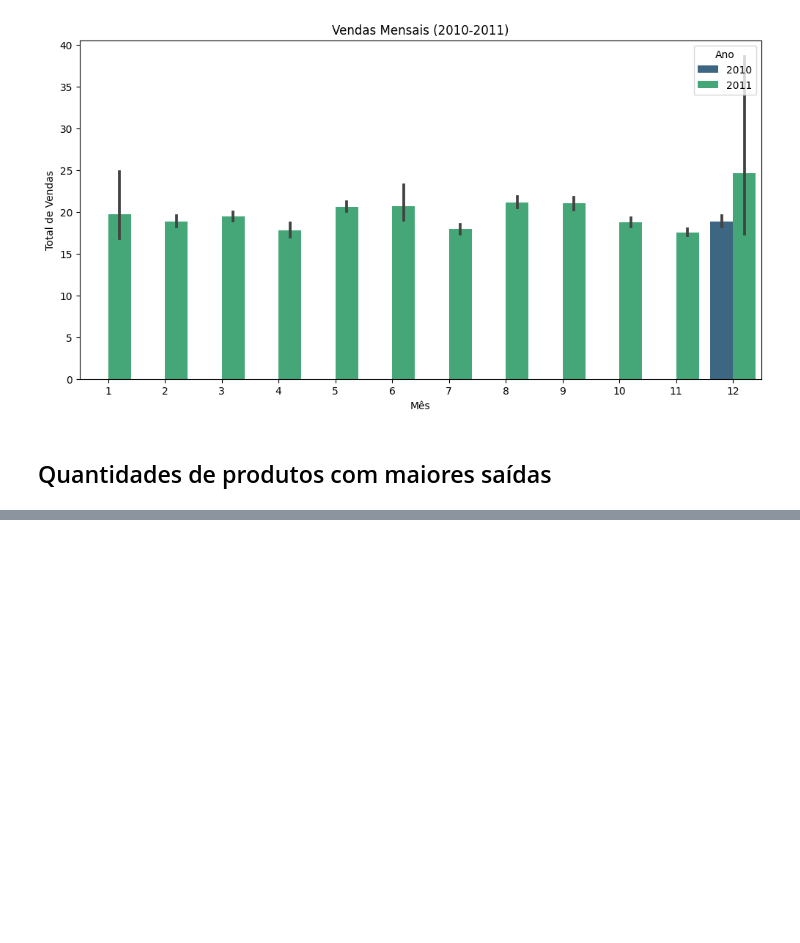
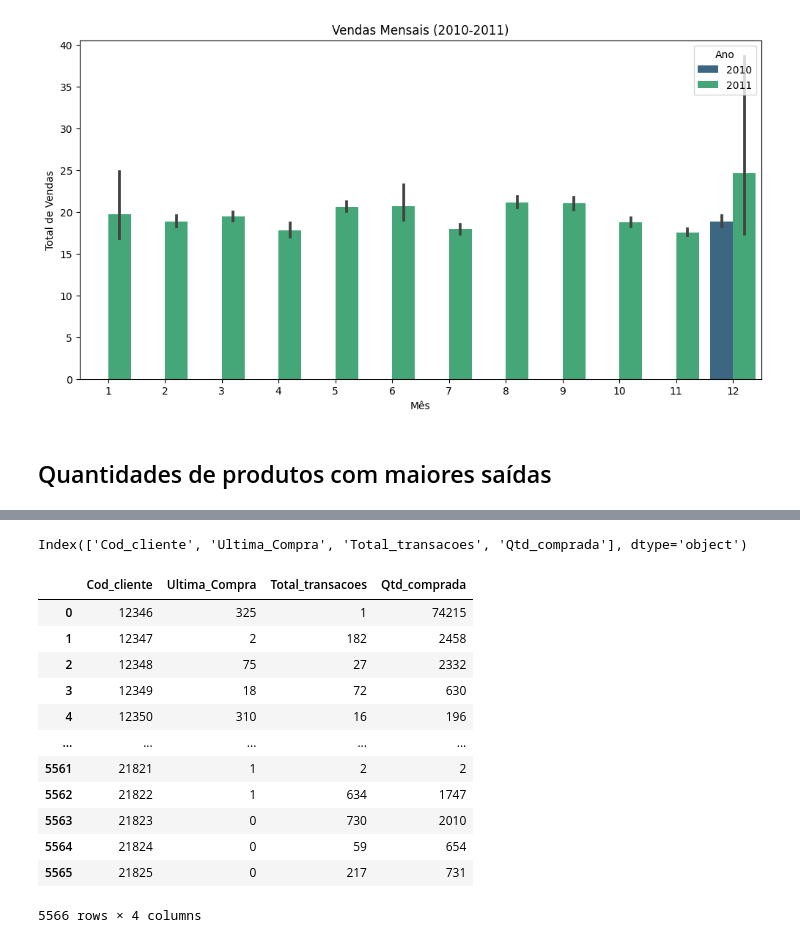
Before and after one commit to alyssonmontovanelli/segmentacao_Clientes_Ecomerce, a Jupyter notebook: EDA/02_EDA_Eng_Atributos_2.ipynb, the cells around one changed output, grey strips where cells are left out. Drawn from its saved outputs; the diff is of its cells as text; code cells hidden in the pictures; blank space fills up the shorter version.

```diff
--- a/EDA/02_EDA_Eng_Atributos_2.ipynb
+++ b/EDA/02_EDA_Eng_Atributos_2.ipynb
@@ -179,0 +166,17 @@ dados_clientes.head()
+# %%
+dados_clientes = dados.groupby('Cod_cliente')['Data_venda'].max().reset_index()
+
+# Data da última compra
+ultima_compra = dados['Data_venda'].max()
+
+# converte data para o tipo datetime
+dados_clientes['Data_venda'] = pd.to_datetime(dados_clientes['Data_venda'])
+ultima_compra = pd.to_datetime(ultima_compra)
+
+# Dias desde a ultima compra de cada cliente
+dados_clientes['Ultima_Compra'] = (ultima_compra - dados_clientes['Data_venda']).dt.days
+
+# remove a data do dataframe
+dados_clientes.drop(columns=['Data_venda'], inplace=True)
+
+dados_clientes.head()
@@ -179,0 +195,5 @@ dados_clientes.head()
+# %%
+# Total de transações por cliente
+
+total_transacoes = dados.groupby('Cod_cliente')['Cod_cliente'].count().reset_index(name='Total_transacoes')
+total_transacoes
@@ -179,0 +214,5 @@ dados_clientes.head()
+# %%
+# Quantidade de produtos comprados por cliente
+
+total_quantidade = dados.groupby('Cod_cliente')['Quantidade'].sum().reset_index(name = 'Qtd_comprada')
+total_quantidade
@@ -179,0 +233,5 @@ dados_clientes.head()
+# %%
+# Junção dos 2 DF's e merge com o DF principal
+dados_clientes = pd.merge(dados_clientes, total_transacoes, on='Cod_cliente')
+dados_clientes = pd.merge(dados_clientes, total_quantidade, on='Cod_cliente')
+dados_clientes.head()
@@ -179,0 +245,21 @@ dados_clientes.head()
+# %%
+# dados_clientes = dados_clientes.drop(columns=['Total_transacoes_x', 'Total_transacoes_y'])
+dados_clientes.columns
+# %% [output]
+Index(['Cod_cliente', 'Ultima_Compra', 'Total_transacoes', 'Qtd_comprada'], dtype='object')
+# %%
+dados_clientes
+# %% [output]
+|  | Cod_cliente | Ultima_Compra | Total_transacoes | Qtd_comprada |
+| 0 | 12346 | 325 | 1 | 74215 |
+| 1 | 12347 | 2 | 182 | 2458 |
+| 2 | 12348 | 75 | 27 | 2332 |
+| 3 | 12349 | 18 | 72 | 630 |
+| 4 | 12350 | 310 | 16 | 196 |
+| ... | ... | ... | ... | ... |
+| 5561 | 21821 | 1 | 2 | 2 |
+| 5562 | 21822 | 1 | 634 | 1747 |
+| 5563 | 21823 | 0 | 730 | 2010 |
+| 5564 | 21824 | 0 | 59 | 654 |
+| 5565 | 21825 | 0 | 217 | 731 |
+5566 rows × 4 columns
```
Also changed, not shown: parts of 31 cells of this notebook.
